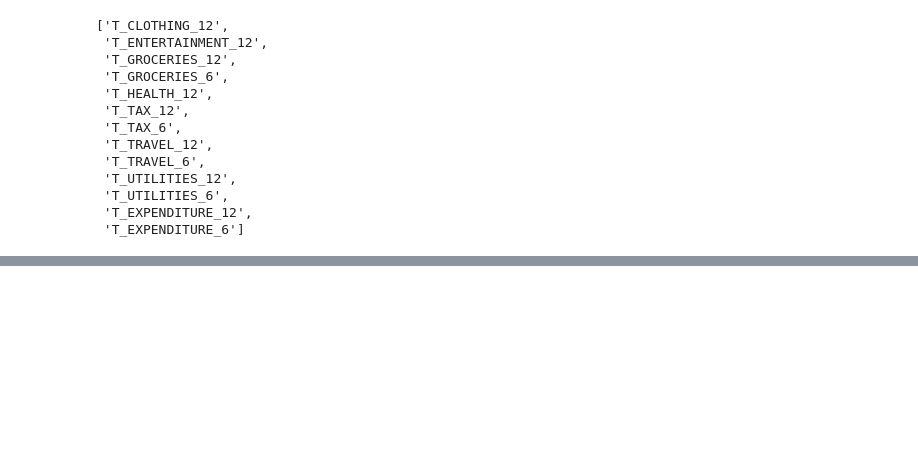
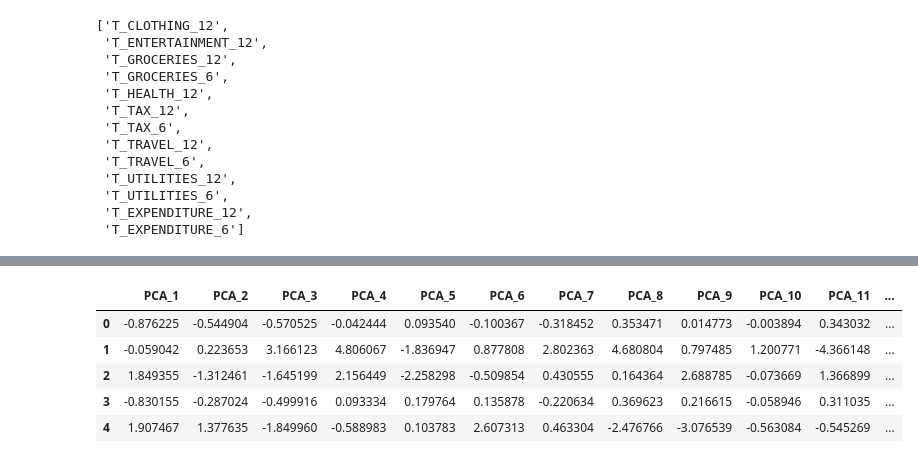
Before and after one commit to fantasy2fry/credit-score-classification-ml, a Jupyter notebook: feature_engineering/testing.ipynb, the cells around one changed output, grey strips where cells are left out. Cells and saved outputs as stored; diff of their text form; code cells hidden in the pictures; blank space fills up the shorter version.

```diff
--- a/feature_engineering/testing.ipynb
+++ b/feature_engineering/testing.ipynb
@@ -294,0 +347,16 @@ columns_to_remove
+# %%
+# Standard Scaler
+from sklearn.preprocessing import StandardScaler
+scaler = StandardScaler()
+pca_X = scaler.fit_transform(pca_X)
+pca_X_val = scaler.transform(pca_X_val)
+pca_X=pd.DataFrame(pca_X, columns=pca_columns)
+pca_X_val=pd.DataFrame(pca_X_val, columns=pca_columns)
+pca_X.head()
+# %% [output]
+|  | PCA_1 | PCA_2 | PCA_3 | PCA_4 | PCA_5 | PCA_6 | PCA_7 | PCA_8 | PCA_9 | PCA_10 | PCA_11 | ... |
+| 0 | -0.876225 | -0.544904 | -0.570525 | -0.042444 | 0.093540 | -0.100367 | -0.318452 | 0.353471 | 0.014773 | -0.003894 | 0.343032 | ... |
+| 1 | -0.059042 | 0.223653 | 3.166123 | 4.806067 | -1.836947 | 0.877808 | 2.802363 | 4.680804 | 0.797485 | 1.200771 | -4.366148 | ... |
+| 2 | 1.849355 | -1.312461 | -1.645199 | 2.156449 | -2.258298 | -0.509854 | 0.430555 | 0.164364 | 2.688785 | -0.073669 | 1.366899 | ... |
+| 3 | -0.830155 | -0.287024 | -0.499916 | 0.093334 | 0.179764 | 0.135878 | -0.220634 | 0.369623 | 0.216615 | -0.058946 | 0.311035 | ... |
+| 4 | 1.907467 | 1.377635 | -1.849960 | -0.588983 | 0.103783 | 2.607313 | 0.463304 | -2.476766 | -3.076539 | -0.563084 | -0.545269 | ... |
```
Also changed, not shown: parts of 4 cells of this notebook.
